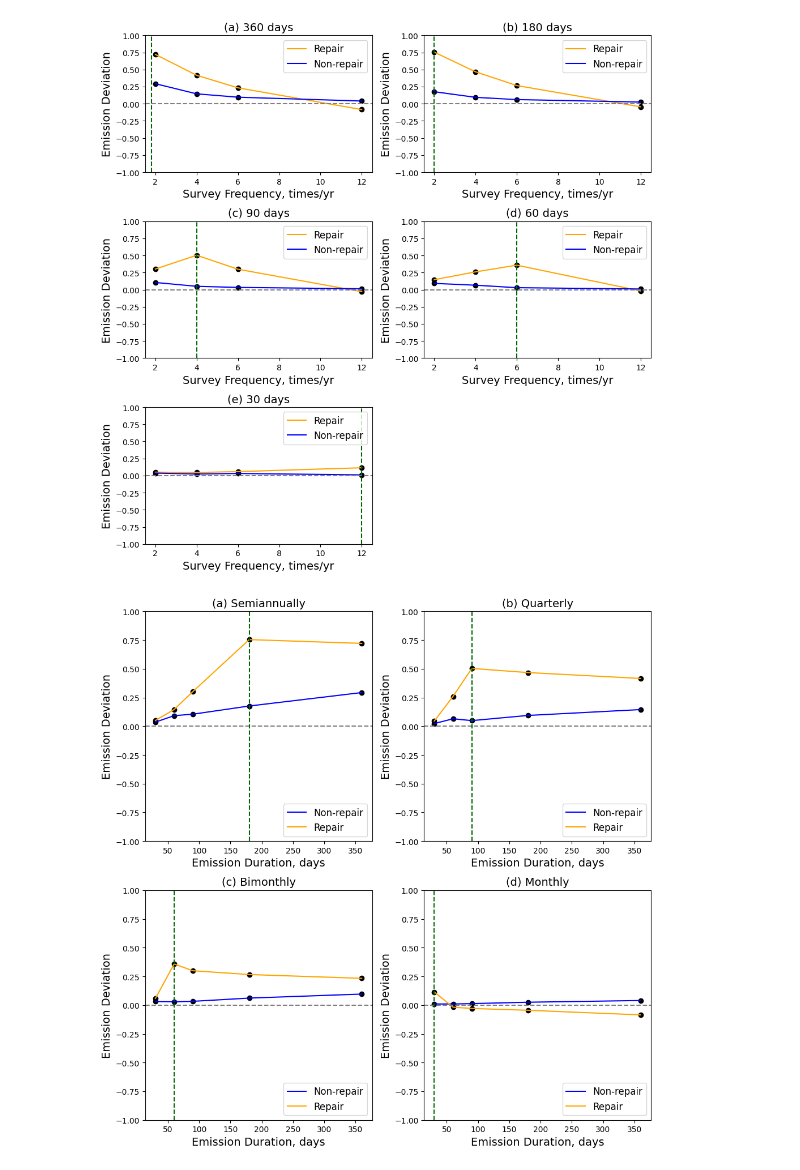
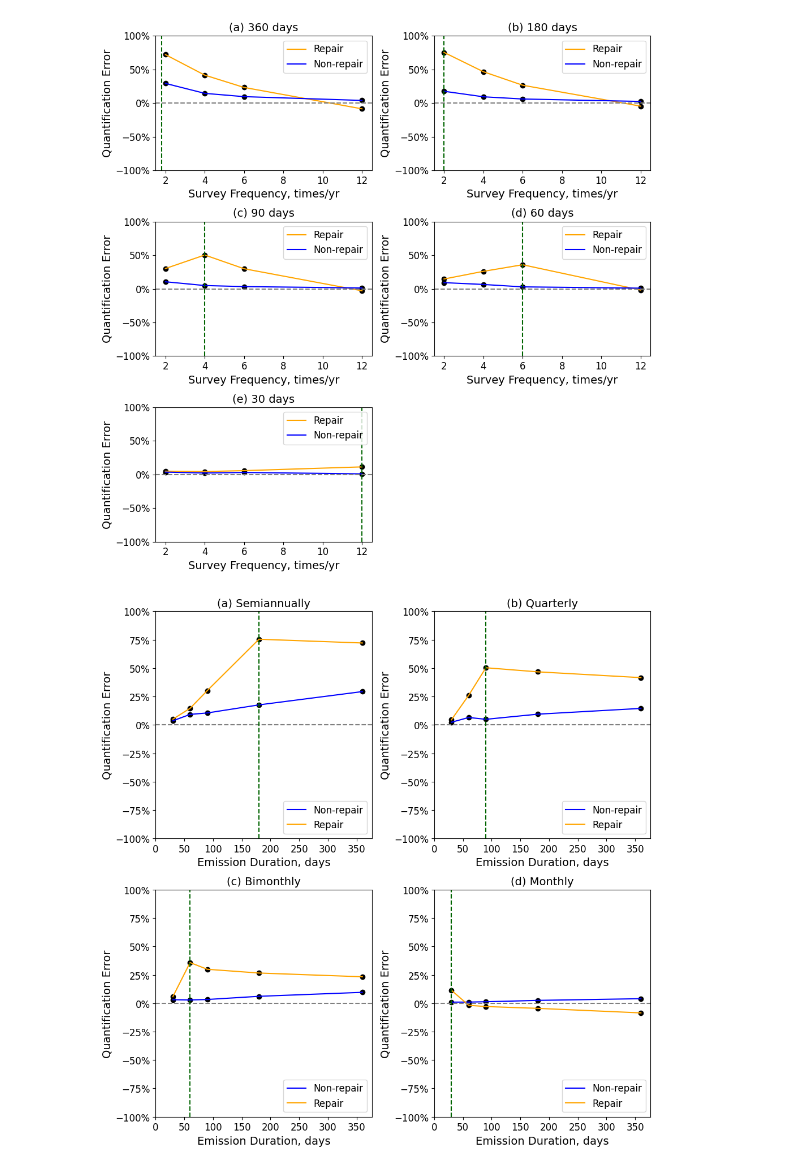
Before and after one commit to HJJJJX/Figure-Plotting, a Jupyter notebook: Published.ipynb, the cells around one changed output. Cells and saved outputs as stored; diff of their text form; code cells hidden in the pictures.

```diff
--- a/Published.ipynb
+++ b/Published.ipynb
@@ -3,8 +3,8 @@
 # %%
 import matplotlib.pyplot as plt
 import numpy as np
+import matplotlib.ticker as mtick
 
-# plt.rcParams.update({'font.size': 14})
 # Sample data for scatter plots
 x_values = [[2, 4, 6, 12], [2, 4, 6, 12], [2, 4, 6, 12], [2, 4, 6, 12], [2, 4, 6, 12]]
 y_values = [
@@ -32,24 +32,27 @@ fig, axs = plt.subplots(3, 2, figsize=(10, 10))
 # Titles for each subplot
 titles = ["(a) 360 days", "(b) 180 days", "(c) 90 days", "(d) 60 days", "(e) 30 days"]
 
-# Define common y-axis limits
-ylim_min = -1
-ylim_max = 1  # Adjust according to your data
+# Define common y-axis limits (for percentage)
+ylim_min = -100
+ylim_max = 100  # Adjust according to your data
 
 # Plot data for each subplot
 for idx in range(5):
     row = idx // 2
     col = idx % 2
     ax = axs[row, col]
-    ax.scatter(x_values[idx], (100 + np.array(y_values[idx])) / 100 - 1, color="black")
-    ax.scatter(x_values[idx], (100 + np.array(y_values_2[idx])) / 100 - 1, color="black")
+
+    # Convert y-values to percentages
+    ax.scatter(x_values[idx], (100 + np.array(y_values[idx])) - 100, color="black")
+    ax.scatter(x_values[idx], (100 + np.array(y_values_2[idx])) - 100, color="black")
+
     ax.set_xlabel("Survey Frequency, times/yr", fontsize=14)
-    ax.set_ylabel("Emission Deviation", fontsize=14)
-    ax.tick_params(axis="y", labelsize=10)
-    ax.tick_params(axis="x", labelsize=10)
+    ax.set_ylabel("Quantification Error", fontsize=14)
+    ax.tick_params(axis="y", labelsize=12)
+    ax.tick_params(axis="x", labelsize=12)
 
-    lns1 = ax.plot(x_values[idx], (100 + np.array(y_values[idx])) / 100 - 1, linestyle="-", color="orange", label="Repair")
-    lns2 = ax.plot(x_values[idx], (100 + np.array(y_values_2[idx])) / 100 - 1, linestyle="-", color="blue", label="Non-repair")
+    lns1 = ax.plot(x_values[idx], (100 + np.array(y_values[idx])) - 100, linestyle="-", color="orange", label="Repair")
+    lns2 = ax.plot(x_values[idx], (100 + np.array(y_values_2[idx])) - 100, linestyle="-", color="blue", label="Non-repair")
 
     # Add red dashed line at y = 0
     ax.axhline(y=0, color='gray', linestyle='--')
@@ -57,9 +60,13 @@ for idx in range(5):
     # Add vertical dashed line at specified x position
     ax.axvline(x=vlines_positions[idx], color='darkgreen', linestyle='--')
 
-    # Set y-axis limits
+    # Set y-axis limits for percentage
     ax.set_ylim(ylim_min, ylim_max)
     ax.set_title(titles[idx], fontsize=14)
+
+    # Set percentage format for y-axis
+    ax.yaxis.set_major_formatter(mtick.PercentFormatter())
+    # /ax.grid(True)
 
     # Create legend for each subplot
     ax.legend(loc="upper right", fontsize=12)
@@ -70,10 +77,11 @@ fig.delaxes(axs[2, 1])
 plt.tight_layout()
 plt.show()
 # %% [output]
-[figure, old version]
+[figure, new version]
 # %%
 import matplotlib.pyplot as plt
 import numpy as np
+import matplotlib.ticker as mtick
 
 # Sample data for scatter plots
 x_values = [[360, 180, 90, 60, 30], [360, 180, 90, 60, 30], [360, 180, 90, 60, 30], [360, 180, 90, 60, 30]]
@@ -86,44 +94,52 @@ fig, axs = plt.subplots(2, 2, figsize=(10, 10))
 # Titles for each subplot
 titles = ["(a) Semiannually", "(b) Quarterly", "(c) Bimonthly", "(d) Monthly"]
 
-# Define common y-axis limits
+# Define common y-axis limits for percentage
 ylim_min = -1
-ylim_max = 1.0  # Adjust according to your data
+ylim_max = 1.0
 
 # x-values for vertical lines
 vertical_lines = [180, 90, 60, 30]
 
 # Plot data for each subplot
 for j in range(2):
     for k in range(2):
         idx = j * 2 + k
         ax = axs[j, k]
-        ax.scatter(x_values[idx], (100 + np.array(y_values[idx]))/100 - 1, color="black")
-        ax.scatter(x_values[idx], (100 + np.array(y_values_r[idx]))/100 - 1, color="black")
+
+        # Convert y-values to percentage deviation
+        ax.scatter(x_values[idx], (100 + np.array(y_values[idx])) / 100 - 1, color="black")
+        ax.scatter(x_values[idx], (100 + np.array(y_values_r[idx])) / 100 - 1, color="black")
+
         ax.set_xlabel("Emission Duration, days", fontsize=14)
-        ax.set_ylabel("Emission Deviation", fontsize=14)
-        ax.tick_params(axis="y", labelsize=10)
-        ax.tick_params(axis="x", labelsize=10)
+        ax.set_ylabel("Quantification Error", fontsize=14)
+        ax.tick_params(axis="y", labelsize=12)
+        ax.tick_params(axis="x", labelsize=12)
 
-        ax.plot(x_values[idx], (100 + np.array(y_values[idx]))/100 - 1, linestyle="-", color="blue", label="Non-repair")
-        ax.plot(x_values[idx], (100 + np.array(y_values_r[idx]))/100 - 1, linestyle="-", color="orange", label="Repair")
+        ax.plot(x_values[idx], (100 + np.array(y_values[idx])) / 100 - 1, linestyle="-", color="blue", label="Non-repair")
+        ax.plot(x_values[idx], (100 + np.array(y_values_r[idx])) / 100 - 1, linestyle="-", color="orange", label="Repair")
 
         # Add red dashed line at y = 0
         ax.axhline(y=0, color='gray', linestyle='--')
-
 
         # Add vertical green dashed lines
         ax.axvline(x=vertical_lines[idx], color='darkgreen', linestyle='--')
 
         # Set y-axis limits
         ax.set_ylim(ylim_min, ylim_max)
         ax.set_title(titles[idx], fontsize=14)
 
+        # Set y-axis to percentage format
+        ax.yaxis.set_major_formatter(mtick.PercentFormatter(xmax=1, decimals=0))
+
+        # Manually reduce the x-axis interval
+        ax.set_xticks(np.arange(00, 361, 50))  # Ticks every 30 days
+
         # Create legend for each subplot
         ax.legend(loc="lower right", fontsize=12)
 
 plt.tight_layout()
 plt.show()
 # %% [output]
-[figure, old version]
+[figure, new version]
 # %%
```
Also changed, not shown: parts of 6 cells of this notebook.
